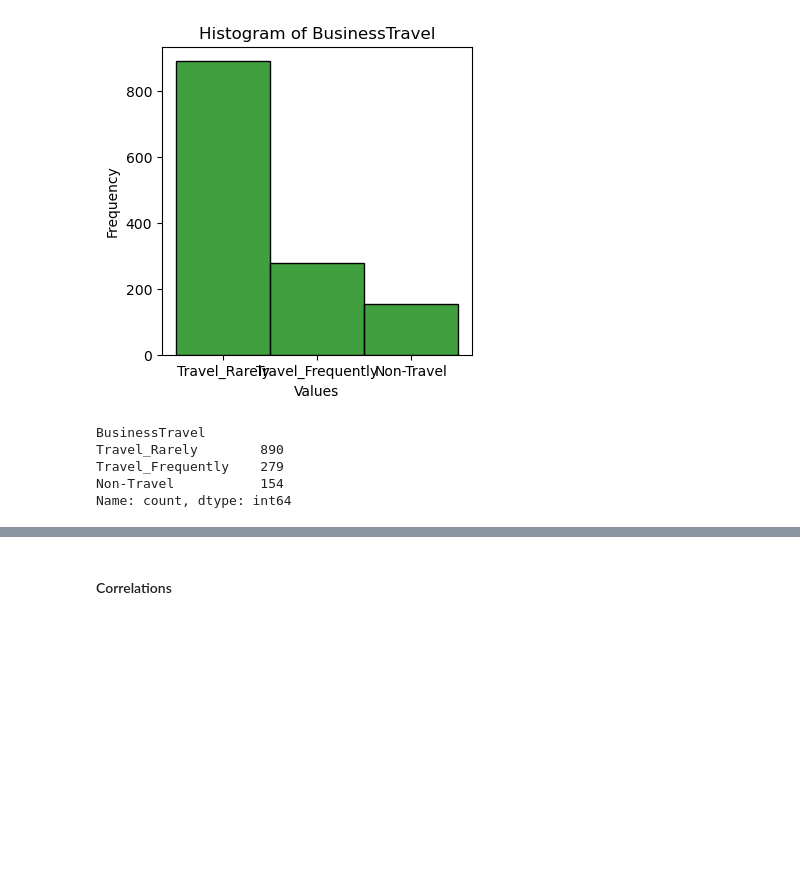
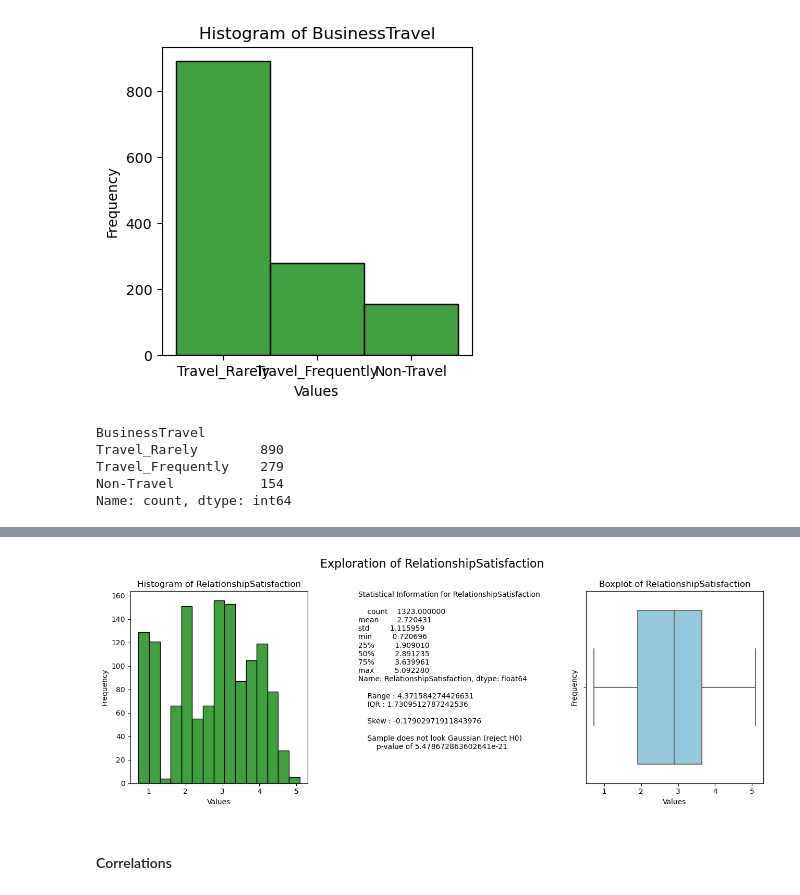
Before and after one commit to Lughaidh-w/Integrated_CA, a Jupyter notebook: Integrated CA2.ipynb, the cells around one changed output, grey strips where cells are left out. Saved outputs shown, nothing was run; the diff lists cells and outputs as text; code cells hidden in the pictures; blank space fills up the shorter version.

```diff
--- a/Integrated CA2.ipynb
+++ b/Integrated CA2.ipynb
@@ -464,3 +543,8 @@ Name: count, dtype: int64
+# %%
+# more bins to bring out the shape slightly
+numerical_explore(df, "RelationshipSatisfaction")
+# %% [output]
+[figure, added]
 # %% [markdown]
 #### Correlations
 # %%
```
Also changed, not shown: parts of 11 cells of this notebook, 1 other file.
